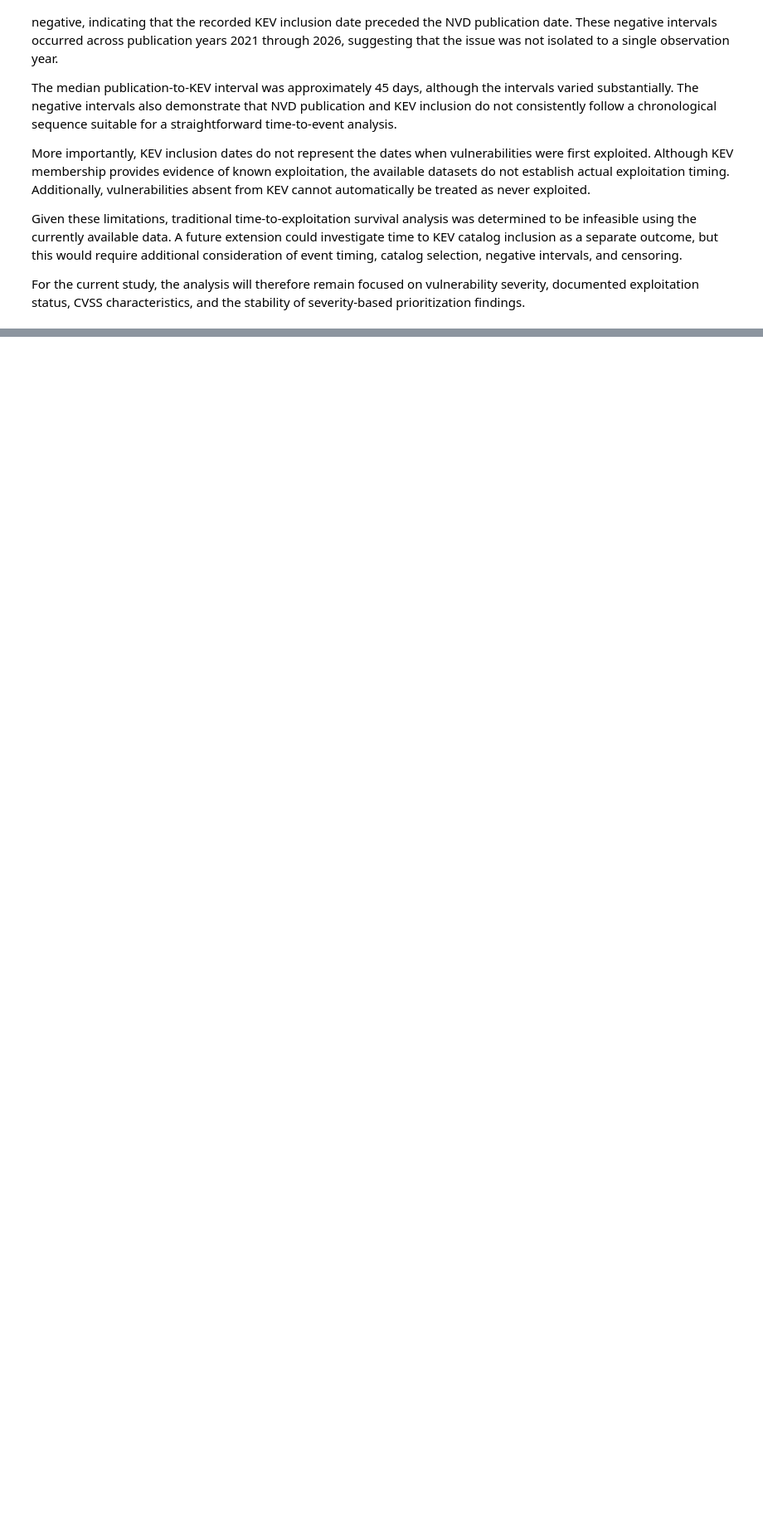
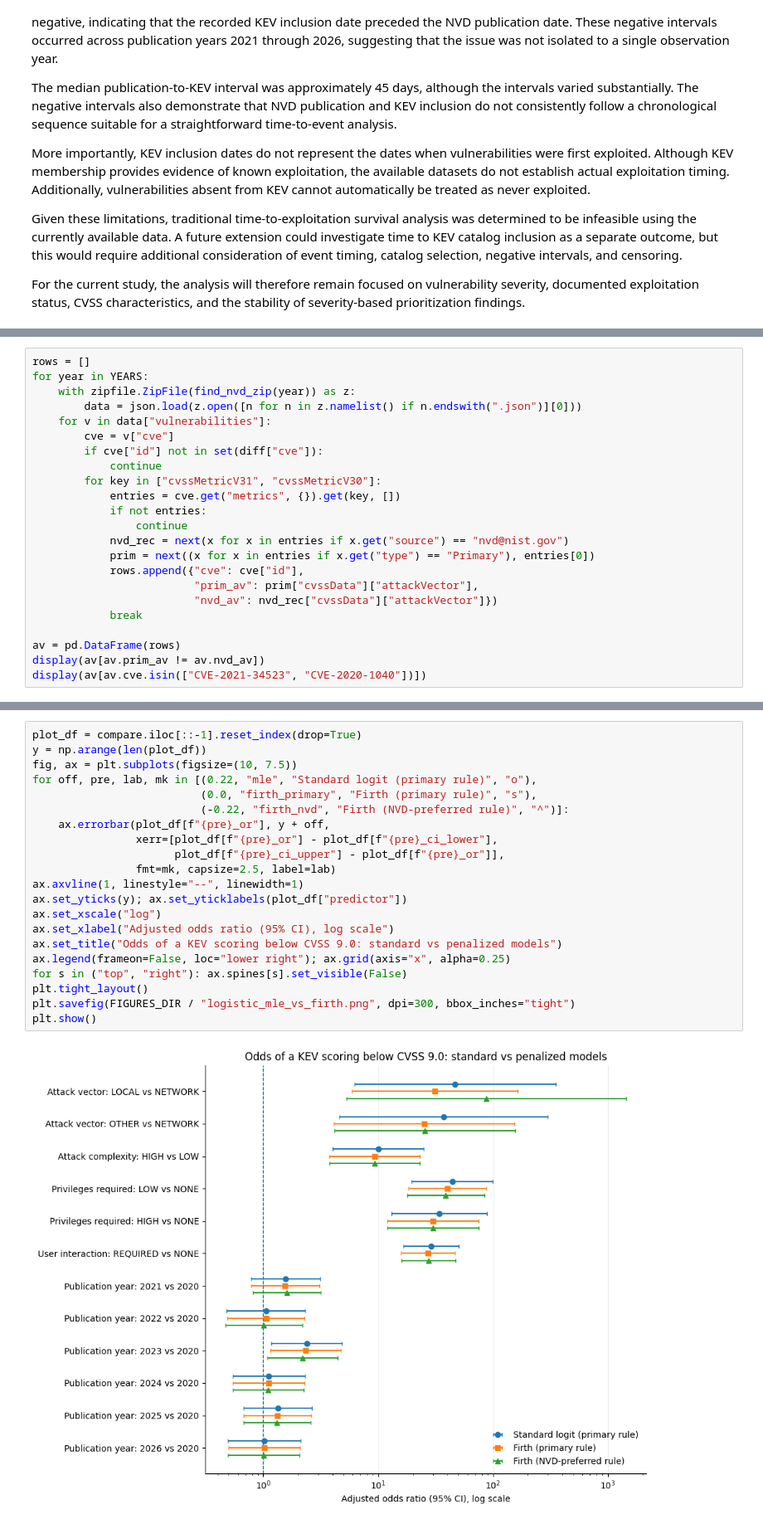
Before and after one commit to aaliyahmjh/data698-capstone, a Jupyter notebook: notebooks/core_eda.ipynb, the cells around one changed output, grey strips where cells are left out. Shown at 83% size. Drawn from its saved outputs; the diff is of its cells as text; blank space fills up the shorter version.

Commit message:
Add scoring-source sensitivity, Firth regression and model comparison

```diff
--- a/notebooks/core_eda.ipynb
+++ b/notebooks/core_eda.ipynb
@@ -4292,0 +4478,23 @@ For the current study, the analysis will therefore remain focused on vulnerabili
+# %%
+rows = []
+for year in YEARS:
+    with zipfile.ZipFile(find_nvd_zip(year)) as z:
+        data = json.load(z.open([n for n in z.namelist() if n.endswith(".json")][0]))
+    for v in data["vulnerabilities"]:
+        cve = v["cve"]
+        if cve["id"] not in set(diff["cve"]):
+            continue
+        for key in ["cvssMetricV31", "cvssMetricV30"]:
+            entries = cve.get("metrics", {}).get(key, [])
+            if not entries:
+                continue
+            nvd_rec = next(x for x in entries if x.get("source") == "nvd@nist.gov")
+            prim = next((x for x in entries if x.get("type") == "Primary"), entries[0])
+            rows.append({"cve": cve["id"],
+                         "prim_av": prim["cvssData"]["attackVector"],
+                         "nvd_av": nvd_rec["cvssData"]["attackVector"]})
+            break
+
+av = pd.DataFrame(rows)
+display(av[av.prim_av != av.nvd_av])
+display(av[av.cve.isin(["CVE-2021-34523", "CVE-2020-1040"])])
@@ -4292,0 +4717,23 @@ For the current study, the analysis will therefore remain focused on vulnerabili
+# %%
+plot_df = compare.iloc[::-1].reset_index(drop=True)
+y = np.arange(len(plot_df))
+fig, ax = plt.subplots(figsize=(10, 7.5))
+for off, pre, lab, mk in [(0.22, "mle", "Standard logit (primary rule)", "o"),
+                          (0.0, "firth_primary", "Firth (primary rule)", "s"),
+                          (-0.22, "firth_nvd", "Firth (NVD-preferred rule)", "^")]:
+    ax.errorbar(plot_df[f"{pre}_or"], y + off,
+                xerr=[plot_df[f"{pre}_or"] - plot_df[f"{pre}_ci_lower"],
+                      plot_df[f"{pre}_ci_upper"] - plot_df[f"{pre}_or"]],
+                fmt=mk, capsize=2.5, label=lab)
+ax.axvline(1, linestyle="--", linewidth=1)
+ax.set_yticks(y); ax.set_yticklabels(plot_df["predictor"])
+ax.set_xscale("log")
+ax.set_xlabel("Adjusted odds ratio (95% CI), log scale")
+ax.set_title("Odds of a KEV scoring below CVSS 9.0: standard vs penalized models")
+ax.legend(frameon=False, loc="lower right"); ax.grid(axis="x", alpha=0.25)
+for s in ("top", "right"): ax.spines[s].set_visible(False)
+plt.tight_layout()
+plt.savefig(FIGURES_DIR / "logistic_mle_vs_firth.png", dpi=300, bbox_inches="tight")
+plt.show()
+# %% [output]
+[figure, added]
```
Also changed, not shown: parts of 18 cells of this notebook, 5 other files.
